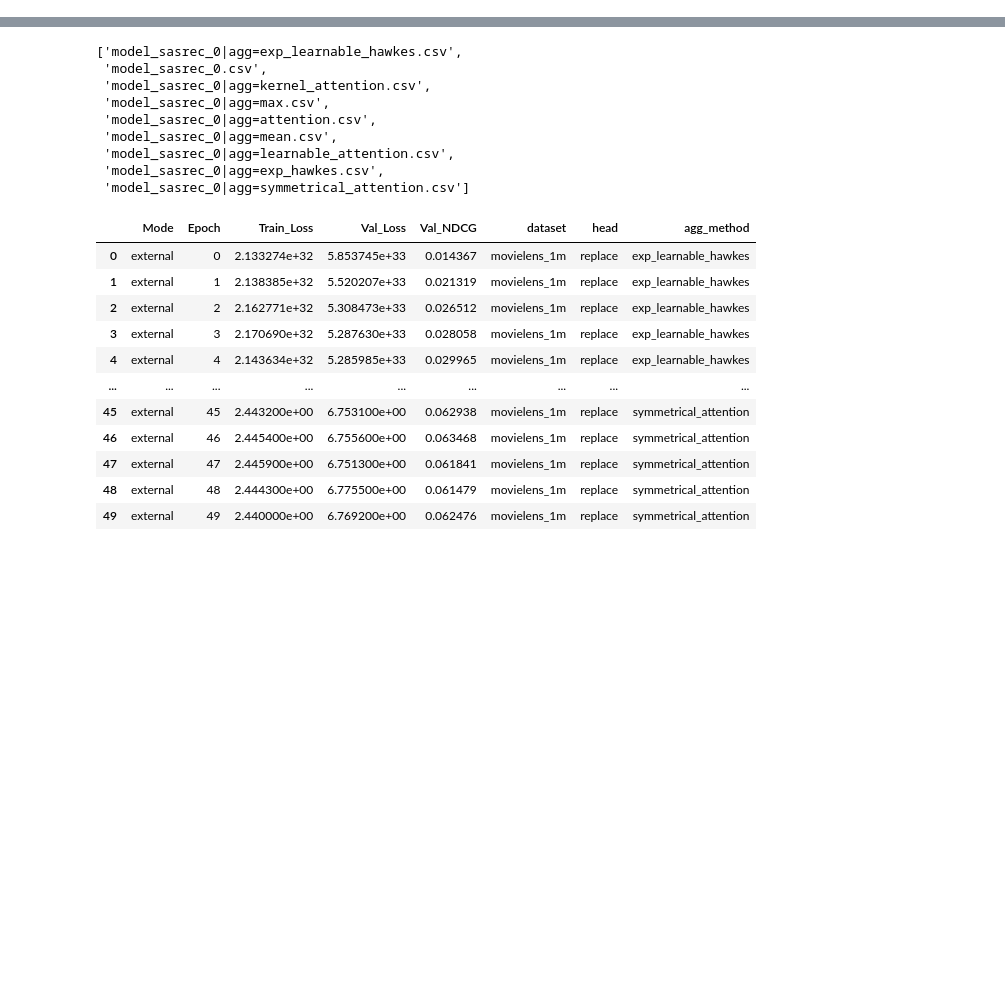
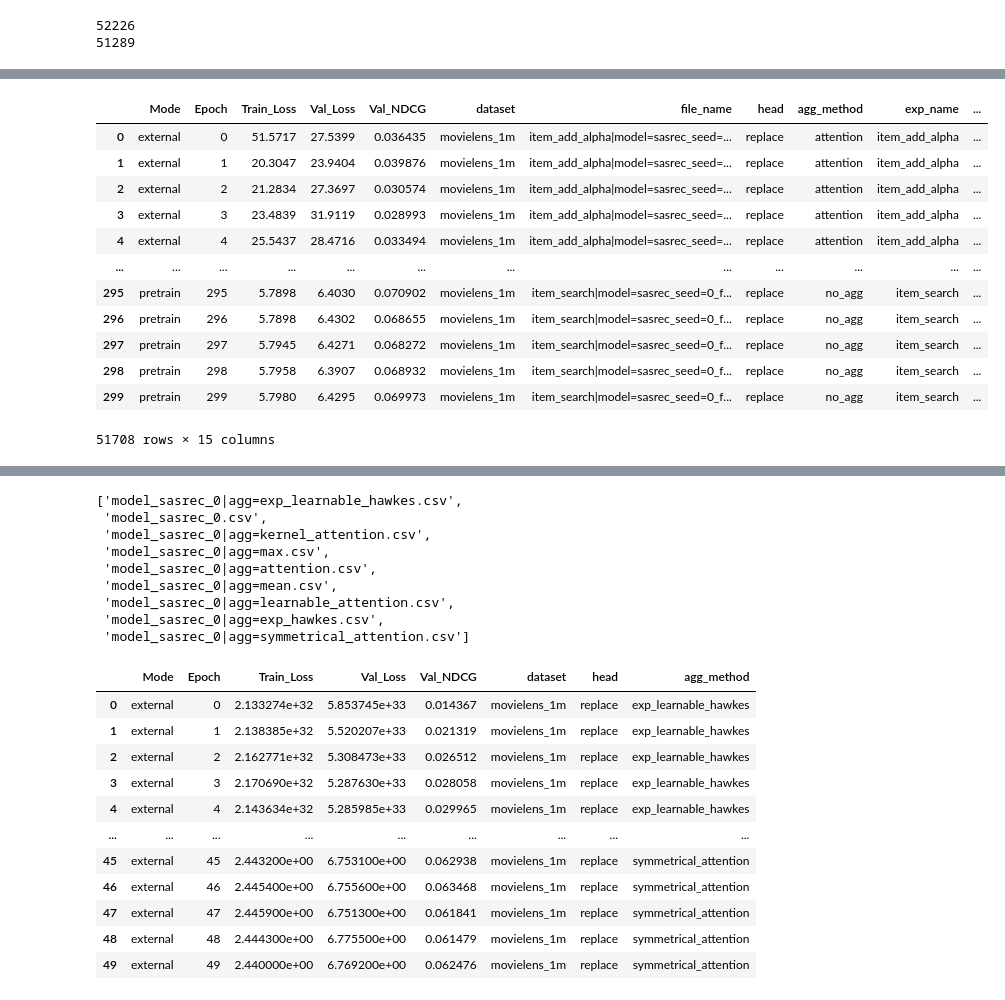
Before and after one commit to petrsokerin/Ext_RecSys, a Jupyter notebook: notebooks/res_analysis.ipynb, the cells around one changed output, grey strips where cells are left out. Saved outputs shown, nothing was run; the diff lists cells and outputs as text; code cells hidden in the pictures; blank space fills up the shorter version.

```diff
--- a/notebooks/res_analysis.ipynb
+++ b/notebooks/res_analysis.ipynb
@@ -18,0 +397,4 @@ import seaborn as sns
+# %%
+path = 'checkpoints/movielens_1m'
+all_files = [file for file in os.listdir(path)  if ".csv" in file ]
+all_files
@@ -18,0 +419,62 @@ import seaborn as sns
+# %%
+all_res = pd.DataFrame([])
+
+for file in all_files:
+    df = pd.read_csv(os.path.join(path, file))
+    df['dataset'] = 'movielens_1m'
+    df['file_name'] = file
+    if len(file.split('|')) > 1:
+        hp = file.split('|')[1]
+        method = hp
+        method = method.replace('.csv', '').replace('agg=', '')
+        df['head'] = 'replace'
+        df['agg_method'] = method
+    else:
+        df['head'] = '-'
+        df['agg_method'] = 'no_agg'
+
+    all_res = pd.concat([all_res, df])
+
+all_res_agg = all_res
+
+exp_mask = all_res_agg['file_name'].str.split('|').apply(lambda x: len(x)) == 3
+print(len(all_res_agg))
+all_res_agg = all_res_agg[exp_mask]
+print(len(all_res_agg))
+
+
+split_values = all_res_agg['file_name'].str.split('|', n=2, expand=True)
+all_res_agg[['exp_name', 'base_model', 'exp_hp']] = split_values
+
+
+all_res_agg = all_res_agg[all_res_agg['exp_name'] == 'item_add_alpha']
+
+all_res_agg['head_method'] =  all_res_agg['exp_hp'].str.split('__', n=2, expand=True)[1] \
+    .str.split('__', expand=True)[0] \
+    .str.replace('head=', '')
+
+all_res_agg['agg_method'] =  all_res_agg['exp_hp'].str.split('__', n=2, expand=True)[0] \
+    .str.split('__', expand=True)[0] \
+    .str.replace('agg=', '')
+
+all_res_agg['freeze'] =  all_res_agg['exp_hp'].str.split('__', n=2, expand=True)[2] \
+    .str.split('__', expand=True)[0] \
+    .str.replace('freeze=', '') \
+    .str.replace('.csv', '') \
+
+
+baselines = [f'item_search|model=sasrec_seed={seed}_final=items.csv' for seed in [0, 1, 2]]
+all_res_baseline = all_res[all_res['file_name'].isin(baselines)]
+all_res_baseline[['exp_name', 'exp_hp', 'head_method', 'agg_method', 'freeze']] = \
+'item_search', '', 'no_head', 'no_agg', 'False'
+
+all_res_baseline['base_model'] = all_res_baseline['file_name'].str.split('|', expand=True)[1].str.replace('.csv', '')
+
+all_res_agg = pd.concat([all_res_agg, all_res_baseline])
+
+all_res_agg['seed'] = all_res_agg['base_model'].str.split('_', expand=True)[1].str.replace('seed=', '').astype(int)
+
+all_res_agg
+# %% [output]
+52226
+51289
@@ -18,0 +498,13 @@ import seaborn as sns
+|  | Mode | Epoch | Train_Loss | Val_Loss | Val_NDCG | dataset | file_name | head | agg_method | exp_name | ... |
+| 0 | external | 0 | 51.5717 | 27.5399 | 0.036435 | movielens_1m | item_add_alpha|model=sasrec_seed=... | replace | attention | item_add_alpha | ... |
+| 1 | external | 1 | 20.3047 | 23.9404 | 0.039876 | movielens_1m | item_add_alpha|model=sasrec_seed=... | replace | attention | item_add_alpha | ... |
+| 2 | external | 2 | 21.2834 | 27.3697 | 0.030574 | movielens_1m | item_add_alpha|model=sasrec_seed=... | replace | attention | item_add_alpha | ... |
+| 3 | external | 3 | 23.4839 | 31.9119 | 0.028993 | movielens_1m | item_add_alpha|model=sasrec_seed=... | replace | attention | item_add_alpha | ... |
+| 4 | external | 4 | 25.5437 | 28.4716 | 0.033494 | movielens_1m | item_add_alpha|model=sasrec_seed=... | replace | attention | item_add_alpha | ... |
+| ... | ... | ... | ... | ... | ... | ... | ... | ... | ... | ... | ... |
+| 295 | pretrain | 295 | 5.7898 | 6.4030 | 0.070902 | movielens_1m | item_search|model=sasrec_seed=0_f... | replace | no_agg | item_search | ... |
+| 296 | pretrain | 296 | 5.7898 | 6.4302 | 0.068655 | movielens_1m | item_search|model=sasrec_seed=0_f... | replace | no_agg | item_search | ... |
+| 297 | pretrain | 297 | 5.7945 | 6.4271 | 0.068272 | movielens_1m | item_search|model=sasrec_seed=0_f... | replace | no_agg | item_search | ... |
+| 298 | pretrain | 298 | 5.7958 | 6.3907 | 0.068932 | movielens_1m | item_search|model=sasrec_seed=0_f... | replace | no_agg | item_search | ... |
+| 299 | pretrain | 299 | 5.7980 | 6.4295 | 0.069973 | movielens_1m | item_search|model=sasrec_seed=0_f... | replace | no_agg | item_search | ... |
+51708 rows × 15 columns
```
Also changed, not shown: parts of 24 cells of this notebook, 9 other files.
